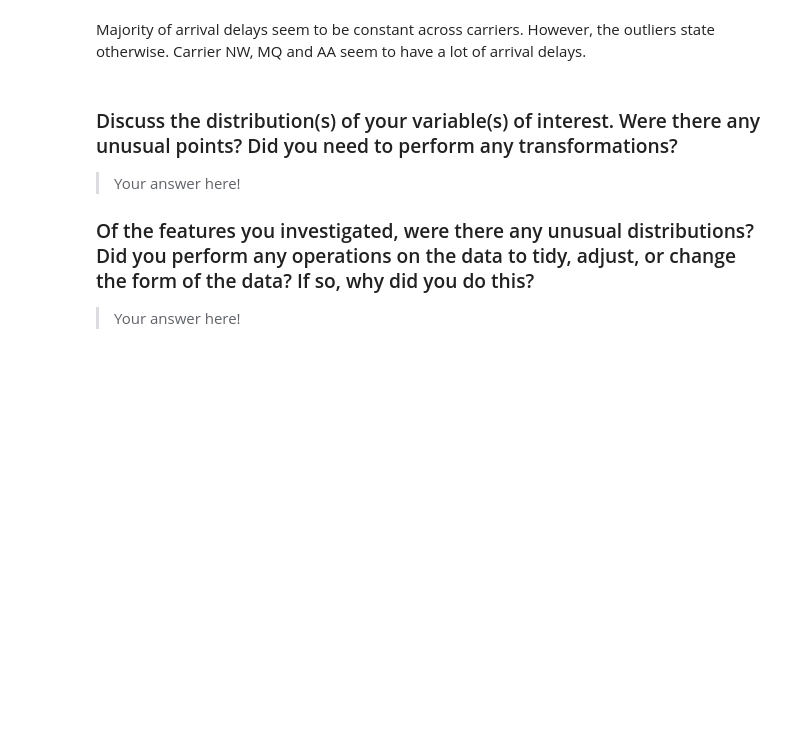
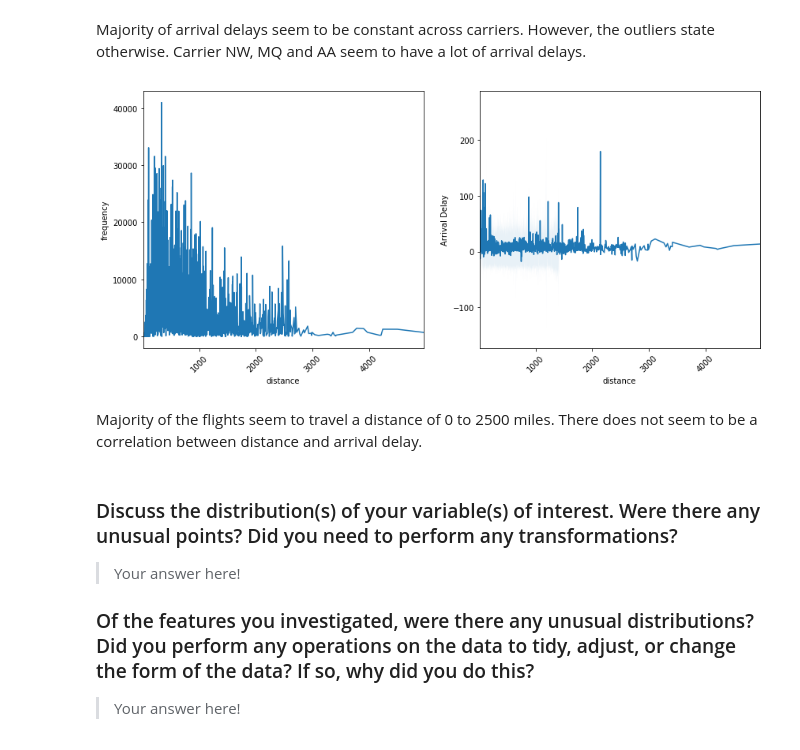
Before and after one commit to command7/exploratory_data_analysis, a Jupyter notebook: Analysis.ipynb, the cells around one changed output. Saved outputs shown, nothing was run; the diff lists cells and outputs as text; code cells hidden in the pictures; blank space fills up the shorter version.

Commit message:
Visualization: Plot distance of travel

```diff
--- a/Analysis.ipynb
+++ b/Analysis.ipynb
@@ -404,6 +404,13 @@ plot_feature(flights_data, "uniquecarrier")
 [figure]
 # %% [markdown]
 Majority of arrival delays seem to be constant across carriers. However, the outliers state otherwise. Carrier NW, MQ and AA seem to have a lot of arrival delays.
+# %%
+plot_feature(flights_data, "distance")
+# %% [output]
+[figure, added]
+# %% [markdown]
+Majority of the flights seem to travel a distance of 0 to 2500 miles.
+There does not seem to be a correlation between distance and arrival delay.
 # %% [markdown]
 ### Discuss the distribution(s) of your variable(s) of interest. Were there any unusual points? Did you need to perform any transformations?
 
```
